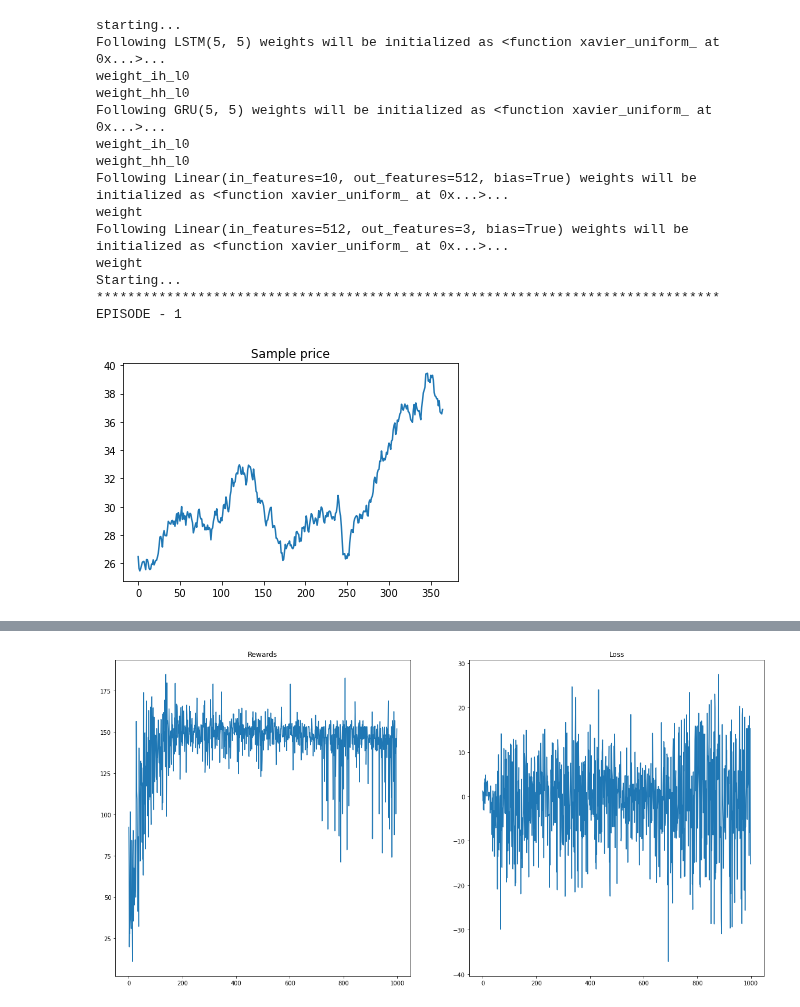
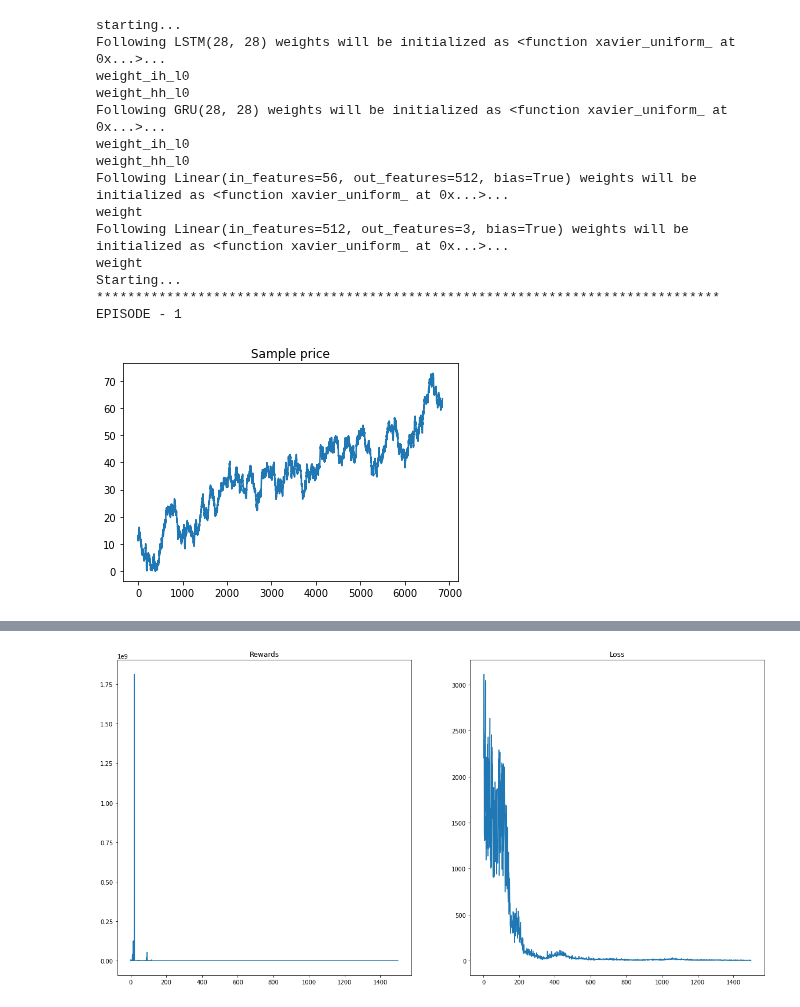
Before and after one commit to xSakix/AI_colab_notebooks, a Jupyter notebook: market_play.ipynb, the cells around one changed output, grey strips where cells are left out. Cells and saved outputs as stored; diff of their text form; code cells hidden in the pictures.

```diff
--- a/market_play.ipynb
+++ b/market_play.ipynb
@@ -428,7 +453,7 @@ class Policy(nn.Module):
 # %%
 class Agent:
     def __init__(self, gamma=0.99, load_existing=True, window=30):
-        self.PENALTY = -0.00001
+        self.PENALTY = np.finfo(np.float32).eps.item()
         self.log_interval = 10
         self.policy = Policy(window).cuda()
         if load_existing:
@@ -491,16 +516,18 @@ class Agent:
 
         for log_prob, R in zip(self.log_probs, discounted_rewards):
             # -m.log_prob(action) * reward
+            if R < 0:
+              R = np.finfo(np.float32).eps.item()
             policy_loss.append(-log_prob * R)
 
         self.optimizer.zero_grad()
         # monte-carlo over policy loss
         policy_loss = torch.cat(policy_loss).sum()
-        self.overall_loss.append(policy_loss)
+        self.overall_loss.append(policy_loss.item())
         policy_loss.backward()
         self.optimizer.step()
-        self.rewards = []
-        self.log_probs=[]
+        del self.rewards[:]
+        del self.log_probs[:]
 
     def train(self, episodes=10, epochs=15, num_samples=1000):
         print('Starting...')
@@ -524,6 +551,8 @@ class Agent:
 
                 ep_rewards.append(ep_reward)
 
+                self.finish_episode()
+
                 print('Episode {}:{}/{}\tLast reward: {:.2f}\tAverage reward: {:.2f}\tAvg. loss: {:.2f}'.format(
                     i_episode, epoch, epochs, ep_reward, np.mean(ep_rewards),torch.mean(torch.tensor(self.overall_loss))))
 
@@ -531,7 +560,6 @@ class Agent:
                 # gpu_info = '\n'.join(gpu_info)
                 # print(gpu_info)
 
-                self.finish_episode()
             print('*'*80)
             # self.rewards.append(ep_rewards)
             # torch.save(self.policy.state_dict(), 'drive/My Drive/Colab Notebooks/market_play_models/market_agent.pt')
@@ -582,28 +610,28 @@ class MarketAgentEvaluator:
         print('return = {}'.format(returns))
 # %%
 print('starting...')
-window = 5
+window = 28
 
 agent = Agent(load_existing=False, window=window)
-agent.train(epochs=1000, episodes=1, num_samples=365)
-# agent.train(epochs=5, episodes=1, num_samples=6843)
-#     agent.train(epochs=10, episodes=100, num_samples=27375)
+# agent.train(epochs=1000, episodes=1, num_samples=365)
+agent.train(epochs=1500, episodes=1, num_samples=6843)
+# agent.train(epochs=100, episodes=1, num_samples=27375)
 #     agent.train(epochs=10, episodes=10, num_samples=54750)
 #     agent.train(epochs=10, episodes=20, num_samples=109500)
 # %% [output]
 starting...
-Following LSTM(5, 5) weights will be initialized as <function xavier_uniform_ at 0x...>...
+Following LSTM(28, 28) weights will be initialized as <function xavier_uniform_ at 0x...>...
 weight_ih_l0
 weight_hh_l0
-Following GRU(5, 5) weights will be initialized as <function xavier_uniform_ at 0x...>...
+Following GRU(28, 28) weights will be initialized as <function xavier_uniform_ at 0x...>...
 weight_ih_l0
 weight_hh_l0
-Following Linear(in_features=10, out_features=512, bias=True) weights will be initialized as <function xavier_uniform_ at 0x...>...
+Following Linear(in_features=56, out_features=512, bias=True) weights will be initialized as <function xavier_uniform_ at 0x...>...
 weight
 Following Linear(in_features=512, out_features=3, bias=True) weights will be initialized as <function xavier_uniform_ at 0x...>...
 weight
 Starting...
 ********************************************************************************
 EPISODE - 1
-[figure, old version]
+[figure, new version]
 Starting episode 1
@@ -625,5 +653,5 @@ Episode 1:999/1000      Last reward: 151.87     Average reward: 142.28  Avg. los
 ********************************************************************************
-[figure, old version]
+[figure, new version]
 # %%
 # drive.mount('/content/drive')
 # print(os.listdir())
```
Also changed, not shown: parts of 5 cells of this notebook.
